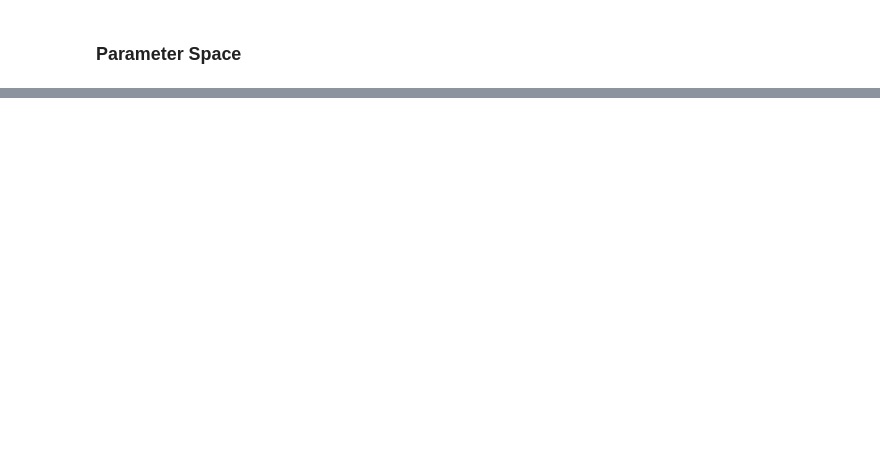
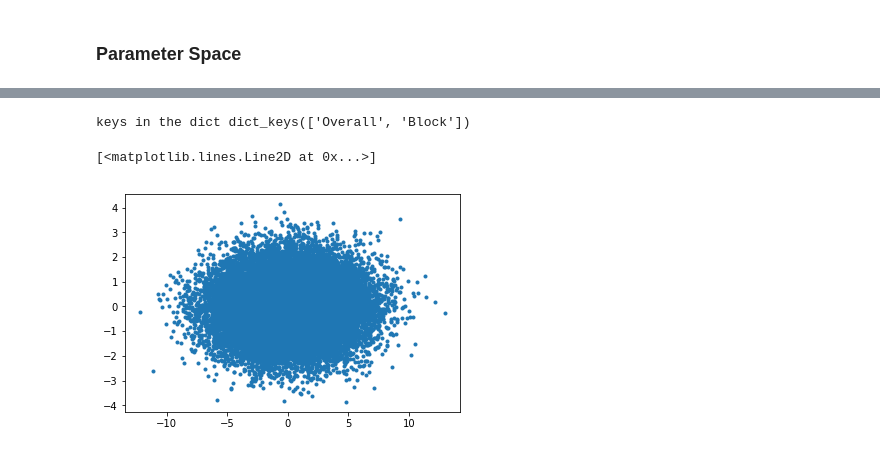
Before and after one commit to rmporsch/ML_genetic_risk, a Jupyter notebook: notebooks/Sim_result_analysis.ipynb, the cells around one changed output, grey strips where cells are left out. Cells and saved outputs as stored; diff of their text form; code cells hidden in the pictures; blank space fills up the shorter version.

```diff
--- a/notebooks/Sim_result_analysis.ipynb
+++ b/notebooks/Sim_result_analysis.ipynb
@@ -115,0 +132,19 @@ fig.savefig('/home/robert/Documents/projects/ML_genetic_risk/doc/presentation/si
+# %%
+dat_overall = load_pickle(files[2])
+# %%
+best_lamb = np.argmax(dat_overall['Overall'])
+print('keys in the dict', dat_overall.keys())
+# %% [output]
+keys in the dict dict_keys(['Overall', 'Block'])
+# %%
+def get_overall_prediction(dat, best_lambda):
+    pred = sum([k['pred'] for k in dat])
+    return pred[:, best_lambda]
+# %%
+y_hat = get_overall_prediction(dat, best_lamb)
+y = dat[0]['pheno']
+# %%
+plt.plot(y_hat, y, '.')
+# %% [output]
+[<matplotlib.lines.Line2D at 0x...>]
+[figure, added]
```
Also changed, not shown: parts of 5 cells of this notebook, 15 other files.
